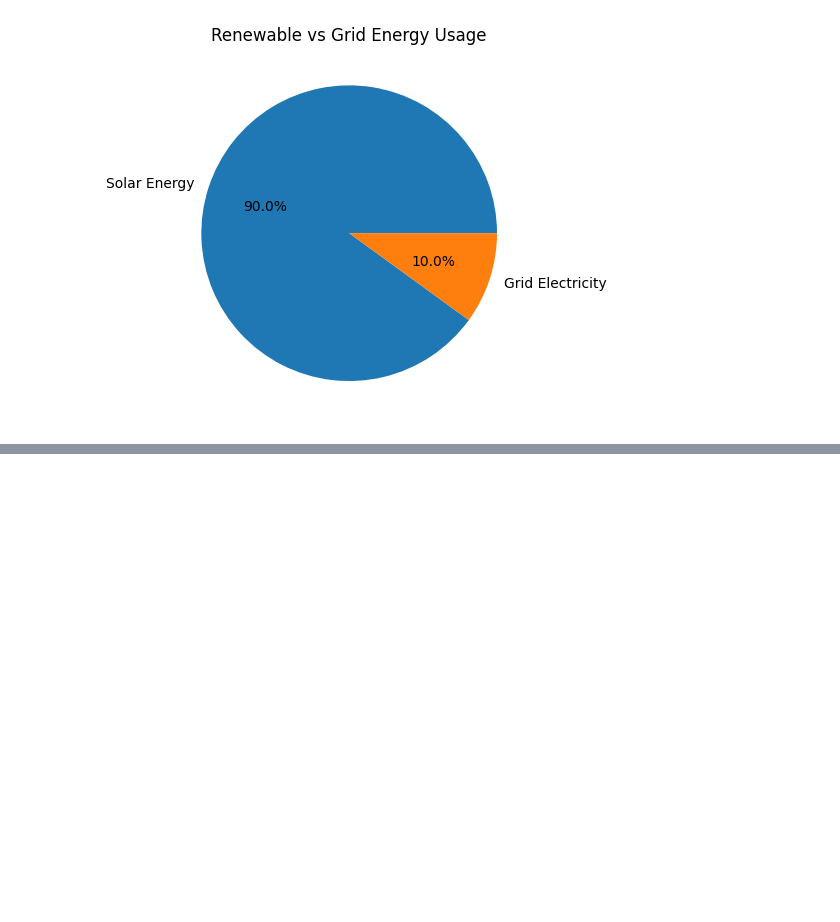
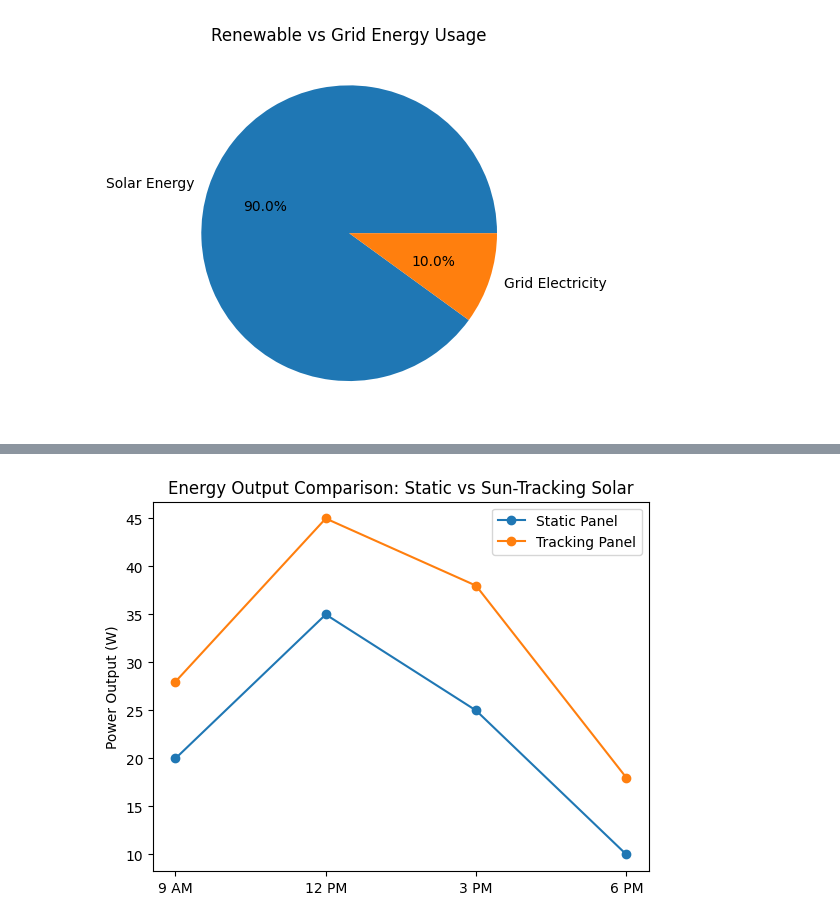
Before and after one commit to mahfuzaakter/fordatascience, a Jupyter notebook: for_capstone_report_.ipynb, the cells around one changed output, grey strips where cells are left out. Drawn from its saved outputs; the diff is of its cells as text; code cells hidden in the pictures; blank space fills up the shorter version.

```diff
--- a/for_capstone_report_.ipynb
+++ b/for_capstone_report_.ipynb
@@ -94,0 +150,21 @@ plt.show()
+# %%
+# 4. Energy Output vs Time (Static vs Tracking Panel)
+
+# 👉 এক গ্রাফে দুই সিস্টেম compare — best visualization
+
+# ✅ Code:
+import matplotlib.pyplot as plt
+
+time = ['9 AM','12 PM','3 PM','6 PM']
+static = [20, 35, 25, 10]
+tracking = [28, 45, 38, 18]
+
+plt.plot(time, static, marker='o', label='Static Panel')
+plt.plot(time, tracking, marker='o', label='Tracking Panel')
+
+plt.ylabel('Power Output (W)')
+plt.title('Energy Output Comparison: Static vs Sun-Tracking Solar')
+plt.legend()
+plt.show()
+# %% [output]
+[figure, added]
```
Also changed, not shown: parts of 5 cells of this notebook.
